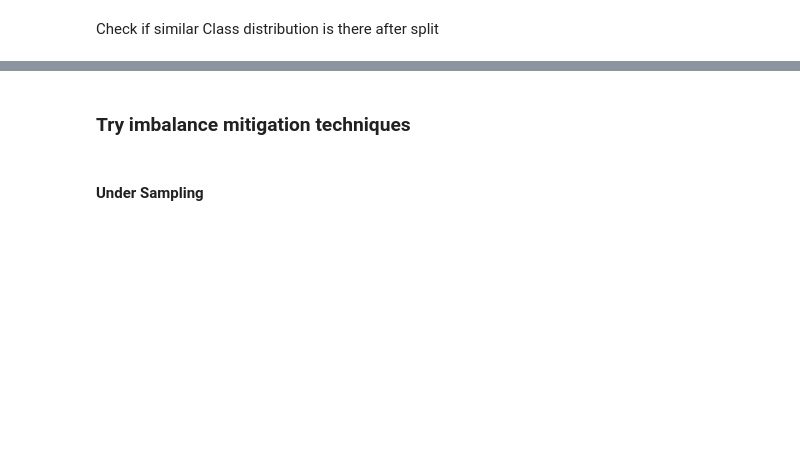
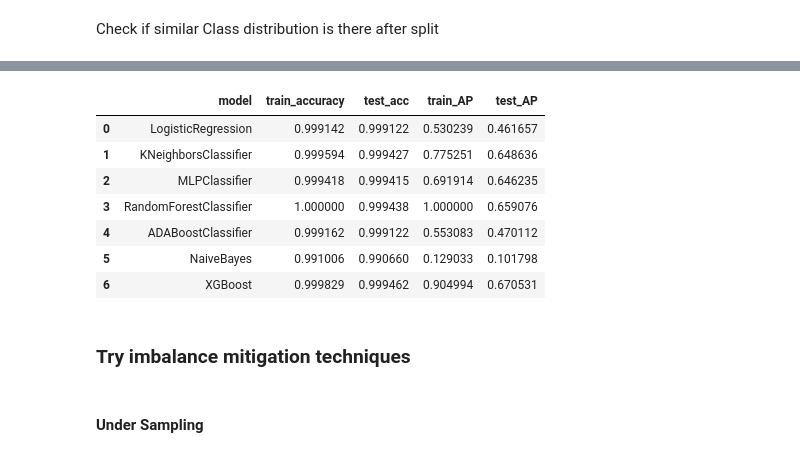
Before and after one commit to PadmakarDeshpande/ML_projects, a Jupyter notebook: Credit_Card_Fraud_Detection/Code.ipynb, the cells around one changed output, grey strips where cells are left out. Saved outputs shown, nothing was run; the diff lists cells and outputs as text; code cells hidden in the pictures; blank space fills up the shorter version.

```diff
--- a/Credit_Card_Fraud_Detection/Code.ipynb
+++ b/Credit_Card_Fraud_Detection/Code.ipynb
@@ -344,3 +347,14 @@ This is a good baseline.
+# %%
+display(results)
+# %% [output]
+|  | model | train_accuracy | test_acc | train_AP | test_AP |
+| 0 | LogisticRegression | 0.999142 | 0.999122 | 0.530239 | 0.461657 |
+| 1 | KNeighborsClassifier | 0.999594 | 0.999427 | 0.775251 | 0.648636 |
+| 2 | MLPClassifier | 0.999418 | 0.999415 | 0.691914 | 0.646235 |
+| 3 | RandomForestClassifier | 1.000000 | 0.999438 | 1.000000 | 0.659076 |
+| 4 | ADABoostClassifier | 0.999162 | 0.999122 | 0.553083 | 0.470112 |
+| 5 | NaiveBayes | 0.991006 | 0.990660 | 0.129033 | 0.101798 |
+| 6 | XGBoost | 0.999829 | 0.999462 | 0.904994 | 0.670531 |
 # %% [markdown]
 ### Try imbalance mitigation techniques
 # %% [markdown]
```
Also changed, not shown: parts of 77 cells of this notebook.
